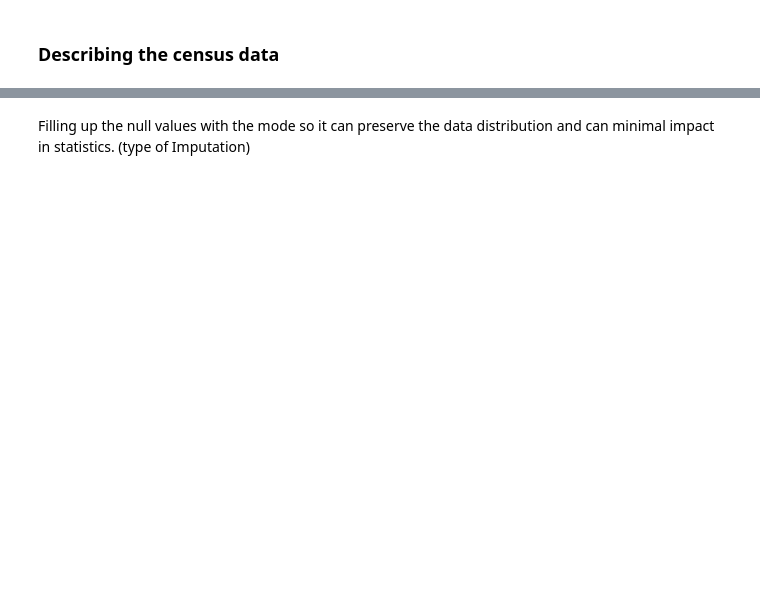
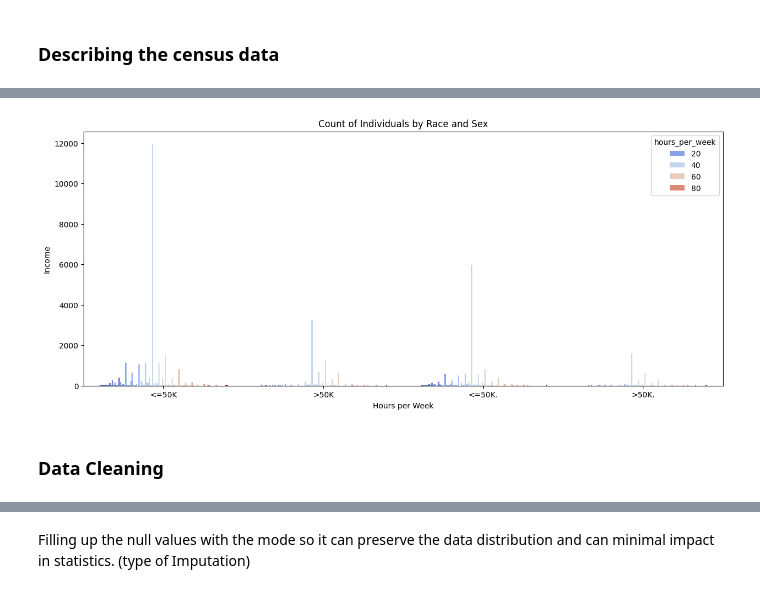
Before and after one commit to Uziii-man/Automatic-Census-Data-Modeling, a Jupyter notebook: Preprocessing the Census Data.ipynb, the cells around one changed output, grey strips where cells are left out. Cells and saved outputs as stored; diff of their text form; code cells hidden in the pictures; blank space fills up the shorter version.

```diff
--- a/Preprocessing the Census Data.ipynb
+++ b/Preprocessing the Census Data.ipynb
@@ -280,0 +320,11 @@ df_census_data.mode()
+# %%
+plt.figure(figsize=(15, 6))
+sns.countplot(x="income", hue="hours_per_week", palette=("coolwarm"), data=df_census_data)
+plt.title("Count of Individuals by Race and Sex")
+plt.xlabel("Hours per Week")
+plt.ylabel("Income")
+plt.show()
+# %% [output]
+[figure, added]
+# %% [markdown]
+### Data Cleaning
```
Also changed, not shown: parts of 52 cells of this notebook, 1 other file.
